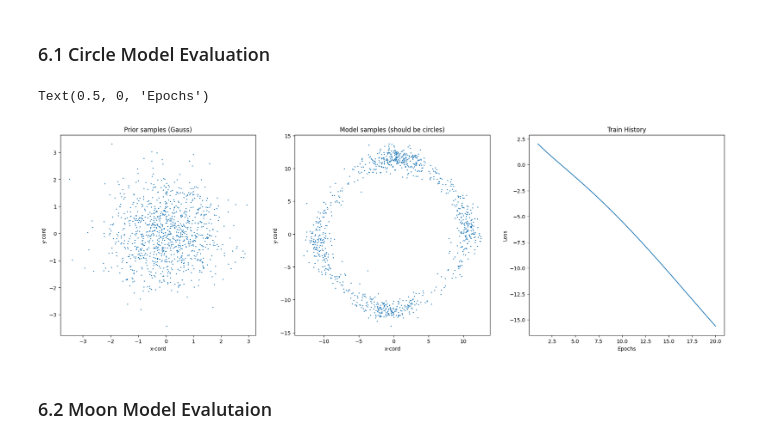
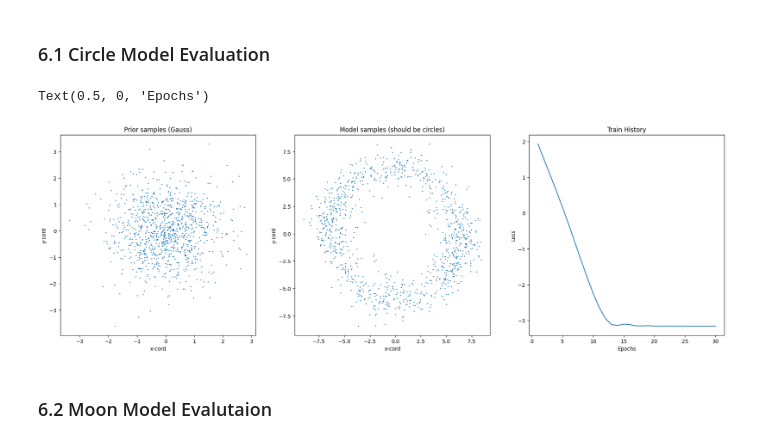
Before and after one commit to budermike/neural-ode-galaxy-gen, a Jupyter notebook: 01_foundations/circle_spiral_flow.ipynb, the cells around one changed output. Cells and saved outputs as stored; diff of their text form; code cells hidden in the pictures.

```diff
--- a/01_foundations/circle_spiral_flow.ipynb
+++ b/01_foundations/circle_spiral_flow.ipynb
@@ -588,6 +592,8 @@ class MLPVectorField(nn.Module):
         # define 2 hidden layer MLP for vector field
         self.net = nn.Sequential(
             nn.Linear(dim+1, hidden),
+            nn.Tanh(),
+            nn.Linear(hidden, hidden),
             nn.Tanh(),
             nn.Linear(hidden, hidden),
             nn.Tanh(),
@@ -673,18 +679,18 @@ def make_train_step(model, optimizer, regularization, grad_clipping, ode_solver,
 # %%
 # Circle Training
 # training parameters
-epochs = 20
+epochs = 30
 lr = 3e-4
 t_start = 0
 t_end = 1
-batch_size = 64
+batch_size = 256
 regularization = 5e-2
 gradient_clip = 0.75
 
 # model param
 input_dim = 2
 dense_dim = 128
-resolution = 1000
+resolution = 500
 
 # init model
 model_circle = NeuralODE(resolution, input_dim, dense_dim).to(device)
@@ -694,7 +700,7 @@ model_circle = NeuralODE(resolution, input_dim, dense_dim).to(device)
 solver = rk4_solver
 
 # define an optimizer
-optimizer = optim.Adam(model.parameters(), lr=lr, weight_decay=1e-4)
+optimizer = optim.Adam(model_circle.parameters(), lr=lr, weight_decay=1e-4)
 
 # define lr scheduler
 scheduler = torch.optim.lr_scheduler.ReduceLROnPlateau(optimizer, patience=3, factor=0.5)
@@ -706,7 +712,7 @@ scheduler = torch.optim.lr_scheduler.ReduceLROnPlateau(optimizer, patience=3, fa
 circle_data = DataLoader(circle_tensor, batch_size=batch_size)
 
 # create training function
-training_step_circle = make_train_step(model, optimizer, regularization, gradient_clip, solver, dim_data=input_dim, device=device)
+training_step_circle = make_train_step(model_circle, optimizer, regularization, gradient_clip, solver, dim_data=input_dim, device=device)
 
 # Training Loop
 train_history_circle = []
@@ -720,7 +726,7 @@ for e in range(epochs):
 
         # information only some epochs
         verbose=False
-        if (i%3 == 0 and (e+1%10==0 or e+1==1)):
+        if (i%2 == 0 and (e+1%10==0 or e+1==1)):
             verbose=True
 
         # perform a train step
@@ -851,27 +875,27 @@ gauss_np_circle = gauss_points_circle.cpu().numpy()    # shape (1000, 2)
 # %%
 # Plot
 fig, ax = plt.subplots(1, 3, figsize=(23, 7))
 
 # Start Distribution
-ax[0].scatter(gauss_np[:, 0], gauss_np[:, 1], s=1)
+ax[0].scatter(gauss_np_circle[:, 0], gauss_np_circle[:, 1], s=1)
 ax[0].set_title("Prior samples (Gauss)")
 ax[0].set_xlabel("x-cord")
 ax[0].set_ylabel("y-cord")
 
 # Learned Distribution
-ax[1].scatter(samples_np[:, 0], samples_np[:, 1], s=1)
+ax[1].scatter(samples_np_circle[:, 0], samples_np_circle[:, 1], s=1)
 ax[1].set_title("Model samples (should be circles)")
 ax[1].set_xlabel("x-cord")
 ax[1].set_ylabel("y-cord")
 
 # Train Loss
-ax[2].plot(range(1, epochs+1), train_history)
+ax[2].plot(range(1, len(train_history_circle)+1), train_history_circle)
 ax[2].set_title("Train History")
 ax[2].set_ylabel("Loss")
 ax[2].set_xlabel("Epochs")
 # %% [output]
 Text(0.5, 0, 'Epochs')
-[figure, old version]
+[figure, new version]
 # %% [markdown]
 ### 6.2 Moon Model Evalutaion
 # %%
```
Also changed, not shown: parts of 13 cells of this notebook.
